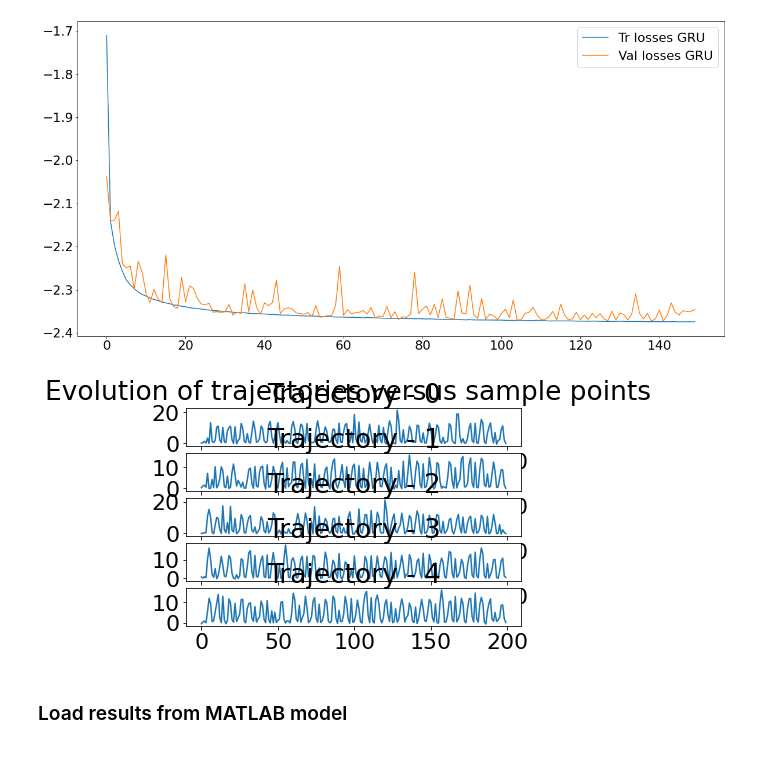
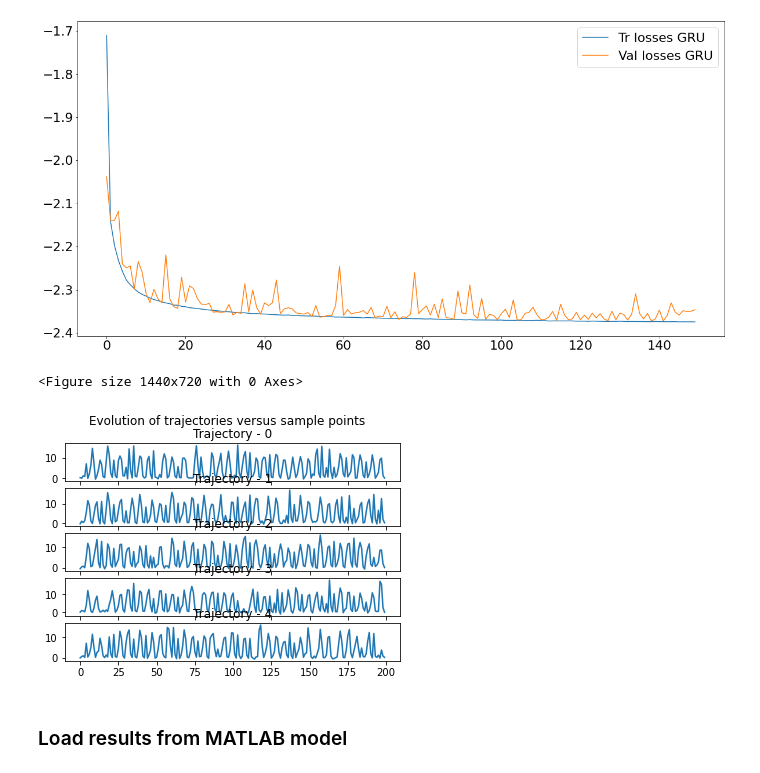
Before and after one commit to anubhabghosh/ParamEstimation, a Jupyter notebook: analysis_ipynbs/Analysis_Modified_RNN_variances.ipynb, the cells around one changed output. Drawn from its saved outputs; the diff is of its cells as text; code cells hidden in the pictures.

```diff
--- a/analysis_ipynbs/Analysis_Modified_RNN_variances.ipynb
+++ b/analysis_ipynbs/Analysis_Modified_RNN_variances.ipynb
@@ -65,12 +71,15 @@ Z_pM_test_sampled_theta = generate_trajectory_modified_variances_pairs(N, M=1, P
 #savemat('./evaluation_data/variances/evaluation_ZN_{}_N_{}_fixed_samples_var_2.mat'.format(M*P, N), Z_pM_test_sampled_theta)
 # %%
 #Z_pM_test_fixed_theta = generate_trajectory_fixed_variances_pairs(N=N, M=100, P=1, usenorm_flag=0)
-Z_pM_test_fixed_theta = loadmat('evaluation_data/variances/evaluation_ZN_100_fixed_samples_latest.mat')
+Z_pM_test_fixed_theta = loadmat('../evaluation_data/variances/evaluation_ZN_100_fixed_samples_latest.mat')
 # %%
 #savemat('evaluation_data/variances/evaluation_ZN_{}_fixed_samples_latest.mat'.format(M*P), Z_pM_test_fixed_theta)
 # %%
+plt.rcParams.update({'font.size': 10})
+plt.figure(figsize=(20, 10))
 plot_trajectories(Z_pM=Z_pM_test_fixed_theta, nrows=int(5), ncols=1)
 # %% [output]
+<Figure size 1440x720 with 0 Axes>
-[figure, old version]
+[figure, new version]
 # %%
 # Importing the model configuration options
```
Also changed, not shown: parts of 14 cells of this notebook, 10 other files.
